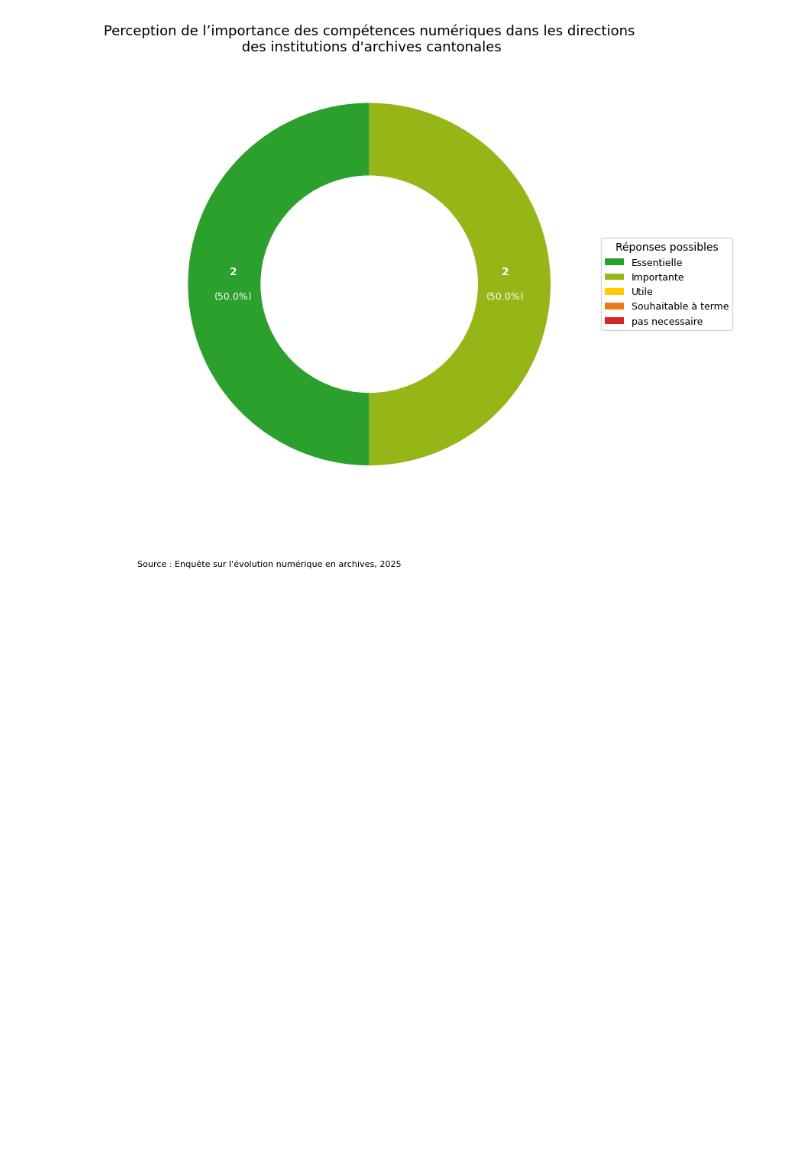
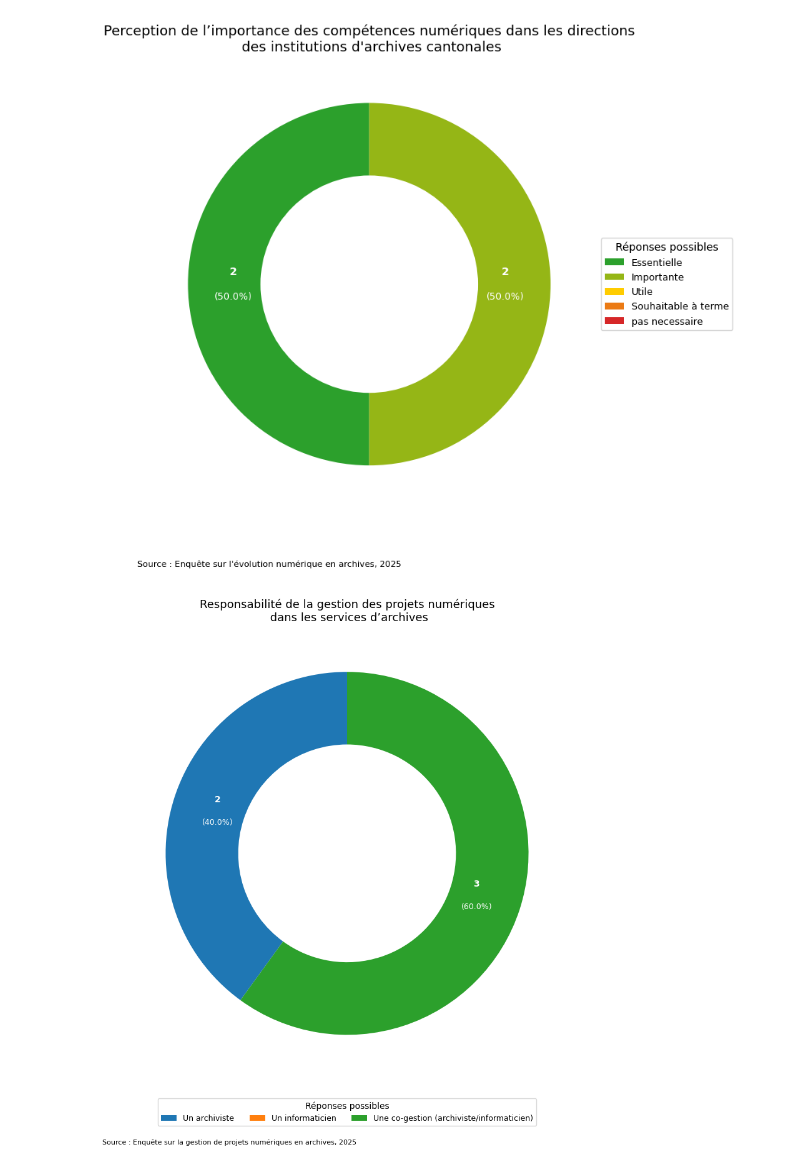
Before and after one commit to Raphix93/Memoire_Master, a Jupyter notebook: Data/data_curation/visualisation_enquête.ipynb, the cells around one changed output. Cells and saved outputs as stored; diff of their text form; code cells hidden in the pictures; blank space fills up the shorter version.

```diff
--- a/Data/data_curation/visualisation_enquête.ipynb
+++ b/Data/data_curation/visualisation_enquête.ipynb
@@ -171,3 +171,75 @@ plt.tight_layout()
 plt.show()
 # %% [output]
 [figure]
+# %%
+import pandas as pd
+import matplotlib.pyplot as plt
+import matplotlib.colors as mcolors
+from matplotlib.patches import Patch
+import numpy as np
+
+# Charger les données
+file_path = "Gestion_projet_archives.xlsx"  # Adapte le chemin si nécessaire
+df = pd.read_excel(file_path, sheet_name="Feuil1")
+
+# Nom de la colonne cible
+col = "Dans votre service d’archives, la gestion des projets numériques est de la responsabilité de quel profil professionnel ?"
+df[col] = df[col].str.strip()  # Nettoyage des espaces
+
+# Ordre des modalités attendues
+ordre = [
+    "Un archiviste",
+    "Un informaticien",
+    "Une co-gestion (archiviste/informaticien)"
+
+]
+
+# Comptage des réponses
+counts = df[col].value_counts().reindex(ordre, fill_value=0)
+counts_present = counts[counts > 0]
+
+# Palette de couleurs variées
+palette_diverse = ["#1f77b4", "#ff7f0e", "#2ca02c", "#d62728", "#9467bd"]
+colors_present = [color for c, color in zip(counts, palette_diverse) if c > 0]
+
+# Tracer le donut
+fig, ax = plt.subplots(figsize=(8, 8))
+wedges, _ = ax.pie(
+    counts_present,
+    labels=None,
+    colors=colors_present,
+    startangle=90,
+    wedgeprops=dict(width=0.4)
+)
+
+# Ajouter les étiquettes (valeurs + pourcentages)
+total = counts.sum()
+for i, wedge in enumerate(wedges):
+    angle = (wedge.theta2 + wedge.theta1) / 2.0
+    radius = 0.75
+    x = np.cos(np.deg2rad(angle)) * radius
+    y = np.sin(np.deg2rad(angle)) * radius
+    valeur = counts_present.iloc[i]
+    pct = valeur / total * 100
+
+    ax.text(x, y + 0.04, f"{valeur}", ha='center', va='bottom', color='white', fontsize=10, weight='bold')
+    ax.text(x, y - 0.04, f"({pct:.1f}%)", ha='center', va='top', color='white', fontsize=9)
+
+# Légende sous le donut
+fig.legend(
+    handles=[Patch(facecolor=color, label=label) for color, label in zip(palette_diverse, ordre)],
+    title="Réponses possibles",
+    loc="lower center",
+    ncol=3,
+    fontsize=9,
+    bbox_to_anchor=(0.5, -0.08)
+)
+
+# Titre et source bien séparée
+ax.set_title("Responsabilité de la gestion des projets numériques\n dans les services d’archives", fontsize=13)
+plt.figtext(0.01, -0.11, "Source : Enquête sur la gestion de projets numériques en archives, 2025", ha="left", fontsize=8)
+
+plt.tight_layout()
+plt.show()
+# %% [output]
+[figure, added]
```
Also changed, not shown: 16 other files.
